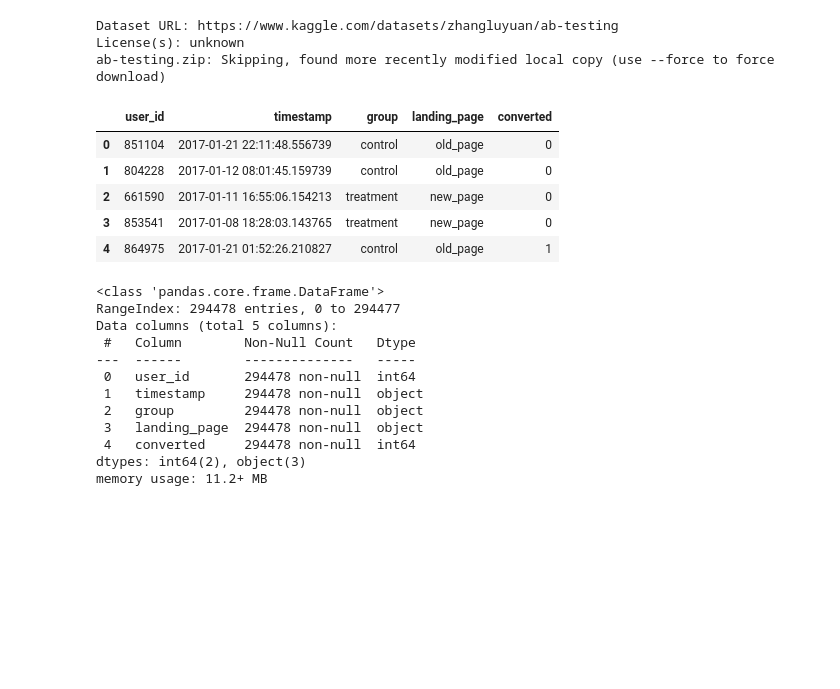
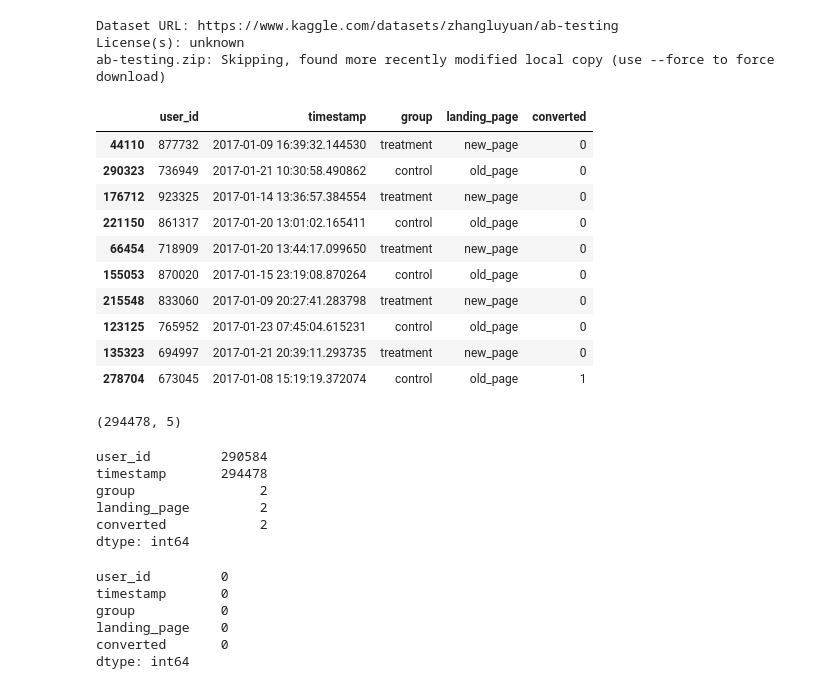
Before and after one commit to danielabece/A-B-testing, a Jupyter notebook: ab_testing.ipynb, the cells around one changed output. Drawn from its saved outputs; the diff is of its cells as text; code cells hidden in the pictures; blank space fills up the shorter version.

```diff
--- a/ab_testing.ipynb
+++ b/ab_testing.ipynb
@@ -35,30 +31,46 @@ df = pd.read_csv('ab_data.csv')
 # %%
 # Explore the data (part 1).
 # As far as we can see, the dataframe contains the following columns: user_id, timestamp, group, landing_page, converted.
 
-df.head()
+df.sample(10)
 # %% [output]
 |  | user_id | timestamp | group | landing_page | converted |
-| 0 | 851104 | 2017-01-21 22:11:48.556739 | control | old_page | 0 |
-| 1 | 804228 | 2017-01-12 08:01:45.159739 | control | old_page | 0 |
-| 2 | 661590 | 2017-01-11 16:55:06.154213 | treatment | new_page | 0 |
-| 3 | 853541 | 2017-01-08 18:28:03.143765 | treatment | new_page | 0 |
-| 4 | 864975 | 2017-01-21 01:52:26.210827 | control | old_page | 1 |
+| 44110 | 877732 | 2017-01-09 16:39:32.144530 | treatment | new_page | 0 |
+| 290323 | 736949 | 2017-01-21 10:30:58.490862 | control | old_page | 0 |
+| 176712 | 923325 | 2017-01-14 13:36:57.384554 | treatment | new_page | 0 |
+| 221150 | 861317 | 2017-01-20 13:01:02.165411 | control | old_page | 0 |
+| 66454 | 718909 | 2017-01-20 13:44:17.099650 | treatment | new_page | 0 |
+| 155053 | 870020 | 2017-01-15 23:19:08.870264 | control | old_page | 0 |
+| 215548 | 833060 | 2017-01-09 20:27:41.283798 | treatment | new_page | 0 |
+| 123125 | 765952 | 2017-01-23 07:45:04.615231 | control | old_page | 0 |
+| 135323 | 694997 | 2017-01-21 20:39:11.293735 | treatment | new_page | 0 |
+| 278704 | 673045 | 2017-01-08 15:19:19.372074 | control | old_page | 1 |
-# %%
-# Explore the data (part 2).
-# There are no missing values, all columns have the same number of entries, and both user_id and converted are integers. The timestamp, group, and landing_page columns are currently of type object.
-
-df.info()
-# %% [output]
-<class 'pandas.core.frame.DataFrame'>
-RangeIndex: 294478 entries, 0 to 294477
-Data columns (total 5 columns):
- #   Column        Non-Null Count   Dtype
----  ------        --------------   -----
- 0   user_id       294478 non-null  int64
- 1   timestamp     294478 non-null  object
- 2   group         294478 non-null  object
- 3   landing_page  294478 non-null  object
- 4   converted     294478 non-null  int64
-dtypes: int64(2), object(3)
-memory usage: 11.2+ MB
+# %%
+# Explore shape of the dataframe: 294,478 rows and 5 columns.
+
+df.shape
+# %% [output]
+(294478, 5)
+# %%
+# The key insight of this code is that the number of rows (294,478) is greater than the number of unique users (290,584). That means some users appear more than once.
+# In an A/B test, each user should only be in one group, so duplicate users can bias the results.
+
+df.nunique()
+# %% [output]
+user_id         290584
+timestamp       294478
+group                2
+landing_page         2
+converted            2
+dtype: int64
+# %%
+# There's no null values.
+
+df.isna().sum()
+# %% [output]
+user_id         0
+timestamp       0
+group           0
+landing_page    0
+converted       0
+dtype: int64
```
Also changed, not shown: parts of 20 cells of this notebook.
